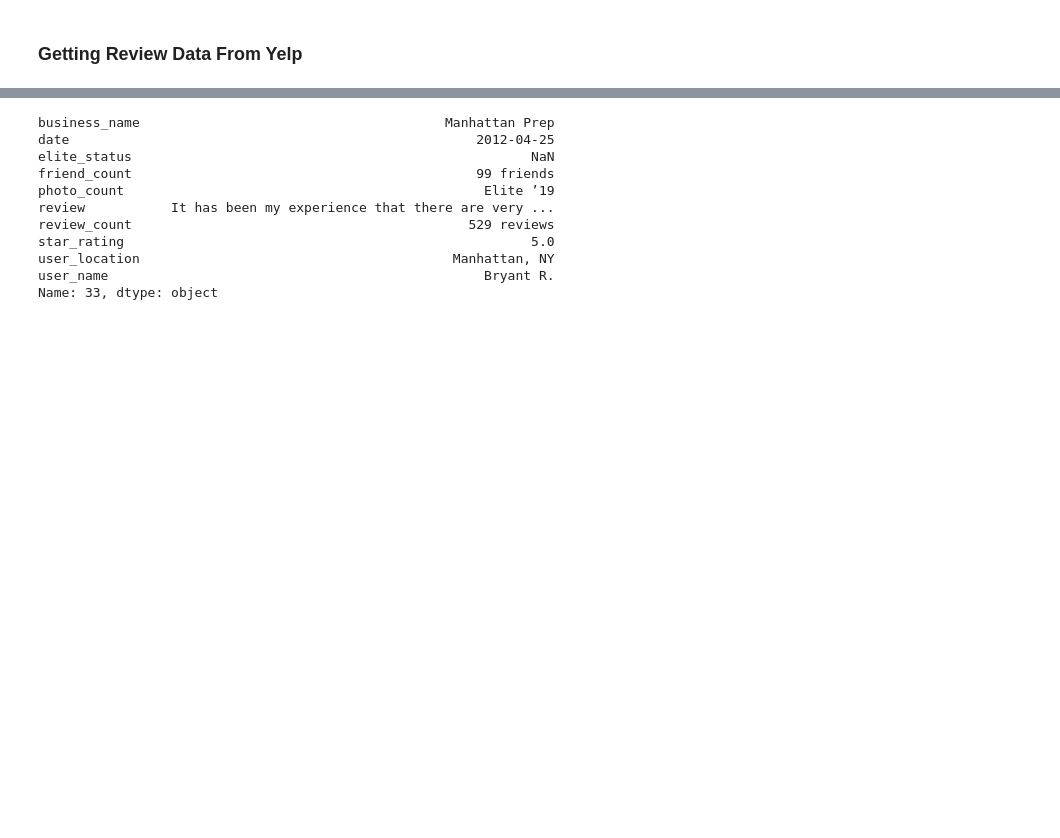
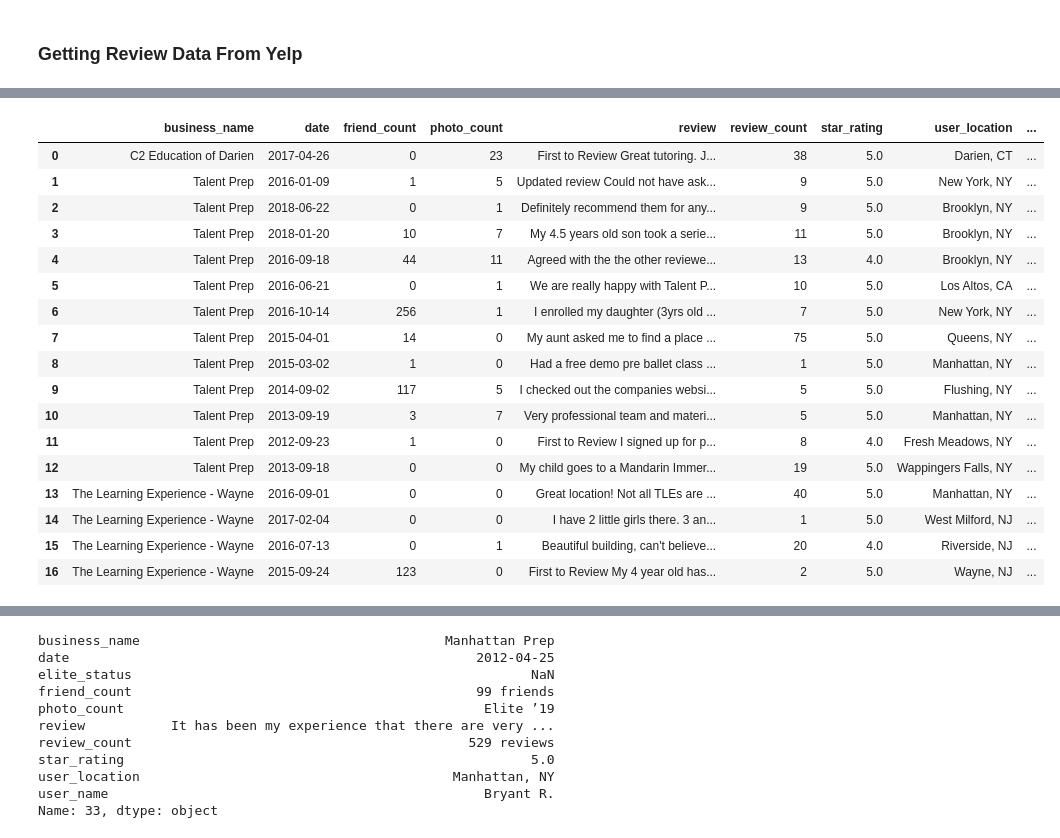
Before and after one commit to rvent/Tutoring_Company_Project, a Jupyter notebook: DataGatherNB.ipynb, the cells around one changed output, grey strips where cells are left out. Drawn from its saved outputs; the diff is of its cells as text; code cells hidden in the pictures; blank space fills up the shorter version.

```diff
--- a/DataGatherNB.ipynb
+++ b/DataGatherNB.ipynb
@@ -579,0 +337,2 @@ cursor.close()
+# %%
+review_cleaner = dc.ReviewDataCleaner(dfrev1)
@@ -579,0 +362,2 @@ cursor.close()
+# %%
+dfrev2 = pd.DataFrame(df_biz_tri.sort_values("name").iloc[[170, 965, 1045]]).reset_index().drop(["index"], axis=1)
@@ -579,0 +372,2 @@ cursor.close()
+# %%
+dfrevc2 = scraper.get_all_reviews(dfrev2)
@@ -579,0 +393,23 @@ cursor.close()
+# %%
+revc2df = review_cleaner.clean_all_reviews(dfrevc2)
+# %%
+revc2df
+# %% [output]
+|  | business_name | date | friend_count | photo_count | review | review_count | star_rating | user_location | ... |
+| 0 | C2 Education of Darien | 2017-04-26 | 0 | 23 | First to Review Great tutoring. J... | 38 | 5.0 | Darien, CT | ... |
+| 1 | Talent Prep | 2016-01-09 | 1 | 5 | Updated review Could not have ask... | 9 | 5.0 | New York, NY | ... |
+| 2 | Talent Prep | 2018-06-22 | 0 | 1 | Definitely recommend them for any... | 9 | 5.0 | Brooklyn, NY | ... |
+| 3 | Talent Prep | 2018-01-20 | 10 | 7 | My 4.5 years old son took a serie... | 11 | 5.0 | Brooklyn, NY | ... |
+| 4 | Talent Prep | 2016-09-18 | 44 | 11 | Agreed with the the other reviewe... | 13 | 4.0 | Brooklyn, NY | ... |
+| 5 | Talent Prep | 2016-06-21 | 0 | 1 | We are really happy with Talent P... | 10 | 5.0 | Los Altos, CA | ... |
+| 6 | Talent Prep | 2016-10-14 | 256 | 1 | I enrolled my daughter (3yrs old ... | 7 | 5.0 | New York, NY | ... |
+| 7 | Talent Prep | 2015-04-01 | 14 | 0 | My aunt asked me to find a place ... | 75 | 5.0 | Queens, NY | ... |
+| 8 | Talent Prep | 2015-03-02 | 1 | 0 | Had a free demo pre ballet class ... | 1 | 5.0 | Manhattan, NY | ... |
+| 9 | Talent Prep | 2014-09-02 | 117 | 5 | I checked out the companies websi... | 5 | 5.0 | Flushing, NY | ... |
+| 10 | Talent Prep | 2013-09-19 | 3 | 7 | Very professional team and materi... | 5 | 5.0 | Manhattan, NY | ... |
+| 11 | Talent Prep | 2012-09-23 | 1 | 0 | First to Review I signed up for p... | 8 | 4.0 | Fresh Meadows, NY | ... |
+| 12 | Talent Prep | 2013-09-18 | 0 | 0 | My child goes to a Mandarin Immer... | 19 | 5.0 | Wappingers Falls, NY | ... |
+| 13 | The Learning Experience - Wayne | 2016-09-01 | 0 | 0 | Great location! Not all TLEs are ... | 40 | 5.0 | Manhattan, NY | ... |
+| 14 | The Learning Experience - Wayne | 2017-02-04 | 0 | 0 | I have 2 little girls there. 3 an... | 1 | 5.0 | West Milford, NJ | ... |
+| 15 | The Learning Experience - Wayne | 2016-07-13 | 0 | 1 | Beautiful building, can't believe... | 20 | 4.0 | Riverside, NJ | ... |
+| 16 | The Learning Experience - Wayne | 2015-09-24 | 123 | 0 | First to Review My 4 year old has... | 2 | 5.0 | Wayne, NJ | ... |
```
Also changed, not shown: parts of 124 cells of this notebook.
